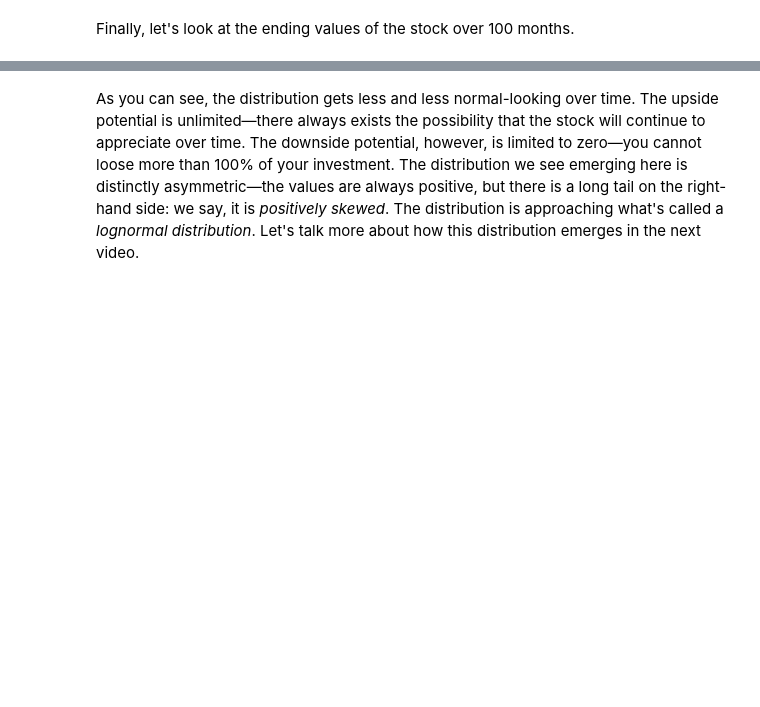
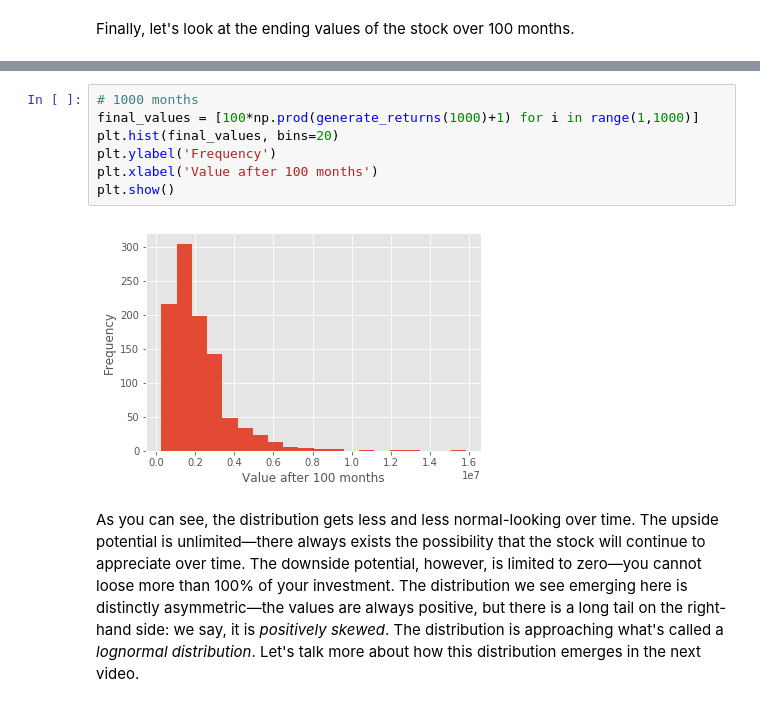
Before and after one commit to fatmirboja/ai-for-trading, a Jupyter notebook: calculate-returns/returns_distributions.ipynb, the cells around one changed output, grey strips where cells are left out. Cells and saved outputs as stored; diff of their text form; blank space fills up the shorter version.

```diff
--- a/calculate-returns/returns_distributions.ipynb
+++ b/calculate-returns/returns_distributions.ipynb
@@ -48,2 +69,11 @@ plt.show()
+# %%
+# 1000 months
+final_values = [100*np.prod(generate_returns(1000)+1) for i in range(1,1000)]
+plt.hist(final_values, bins=20)
+plt.ylabel('Frequency')
+plt.xlabel('Value after 100 months')
+plt.show()
+# %% [output]
+[figure, added]
 # %% [markdown]
 As you can see, the distribution gets less and less normal-looking over time. The upside potential is unlimited—there always exists the possibility that the stock will continue to appreciate over time. The downside potential, however, is limited to zero—you cannot loose more than 100% of your investment. The distribution we see emerging here is distinctly asymmetric—the values are always positive, but there is a long tail on the right-hand side: we say, it is _positively skewed_. The distribution is approaching what's called a _lognormal distribution_. Let's talk more about how this distribution emerges in the next video.
```
Also changed, not shown: parts of 4 cells of this notebook, 3 other files.
